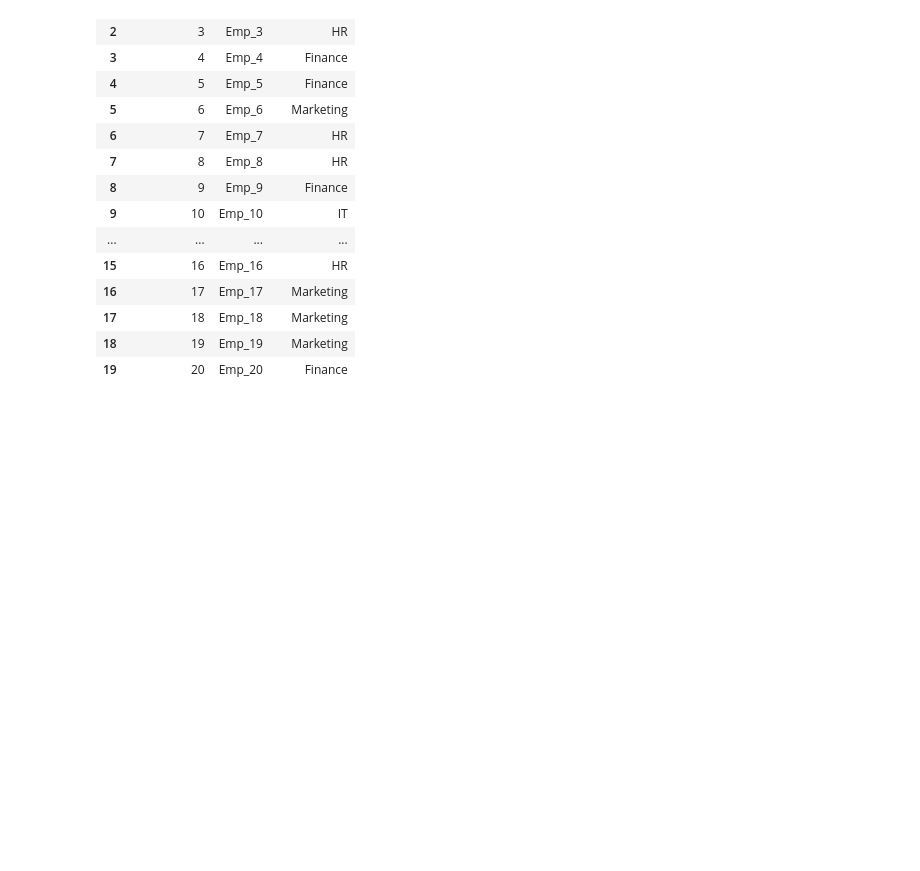
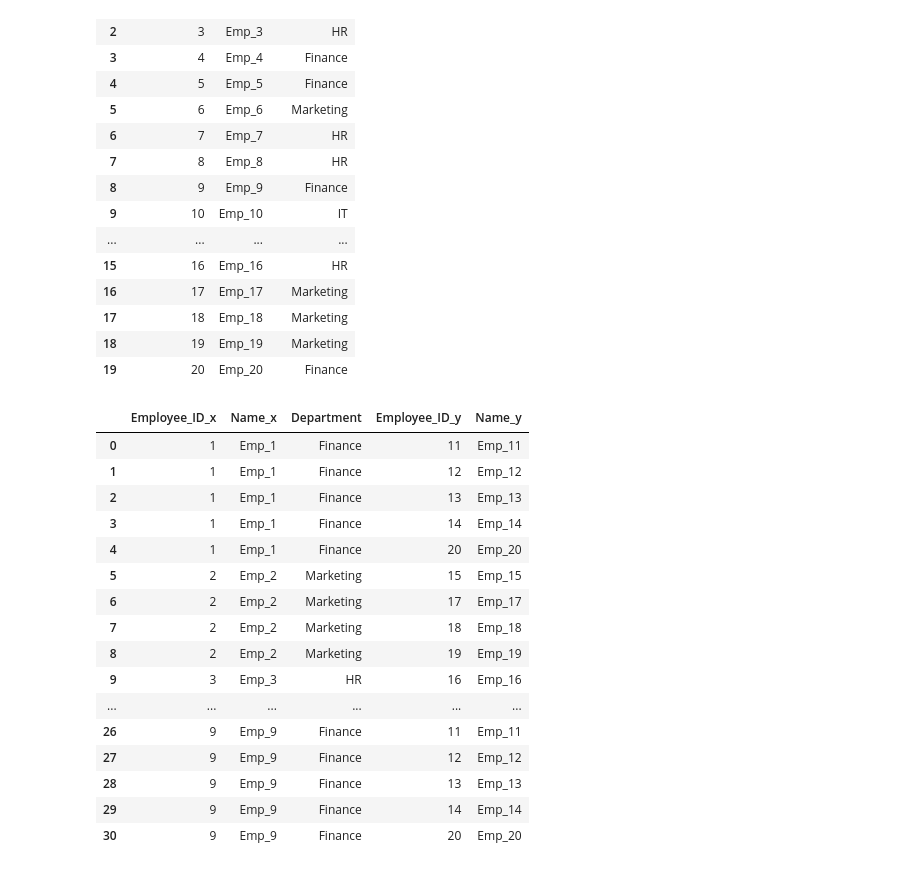
Before and after one commit to Furkan-KLC/PythonForDataScience, a Jupyter notebook: PandasNotları.ipynb, the cells around one changed output. Saved outputs shown, nothing was run; the diff lists cells and outputs as text; code cells hidden in the pictures; blank space fills up the shorter version.

```diff
--- a/PandasNotları.ipynb
+++ b/PandasNotları.ipynb
@@ -400,3 +452,24 @@ concat_df
 | 17 | 18 | Emp_18 | Marketing |
 | 18 | 19 | Emp_19 | Marketing |
 | 19 | 20 | Emp_20 | Finance |
+# %%
+merged_df=pd.merge(df1,df2,on="Department",how="inner")
+merged_df
+# %% [output]
+|  | Employee_ID_x | Name_x | Department | Employee_ID_y | Name_y |
+| 0 | 1 | Emp_1 | Finance | 11 | Emp_11 |
+| 1 | 1 | Emp_1 | Finance | 12 | Emp_12 |
+| 2 | 1 | Emp_1 | Finance | 13 | Emp_13 |
+| 3 | 1 | Emp_1 | Finance | 14 | Emp_14 |
+| 4 | 1 | Emp_1 | Finance | 20 | Emp_20 |
+| 5 | 2 | Emp_2 | Marketing | 15 | Emp_15 |
+| 6 | 2 | Emp_2 | Marketing | 17 | Emp_17 |
+| 7 | 2 | Emp_2 | Marketing | 18 | Emp_18 |
+| 8 | 2 | Emp_2 | Marketing | 19 | Emp_19 |
+| 9 | 3 | Emp_3 | HR | 16 | Emp_16 |
+| ... | ... | ... | ... | ... | ... |
+| 26 | 9 | Emp_9 | Finance | 11 | Emp_11 |
+| 27 | 9 | Emp_9 | Finance | 12 | Emp_12 |
+| 28 | 9 | Emp_9 | Finance | 13 | Emp_13 |
+| 29 | 9 | Emp_9 | Finance | 14 | Emp_14 |
+| 30 | 9 | Emp_9 | Finance | 20 | Emp_20 |
```
Also changed, not shown: parts of 35 cells of this notebook, 2 other files.
